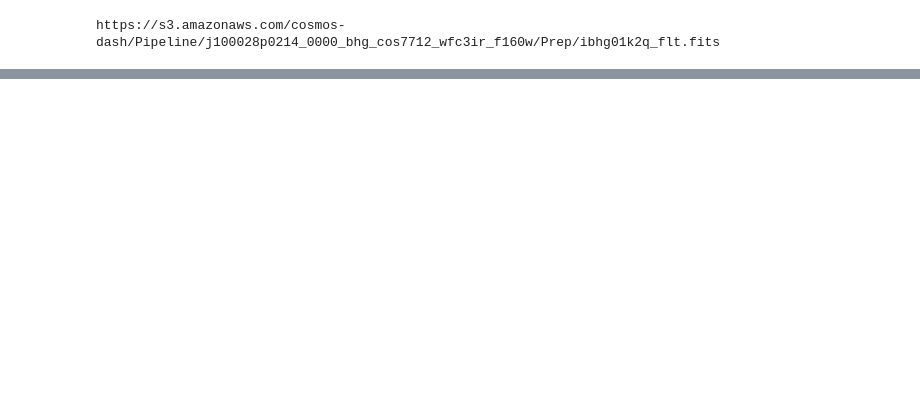
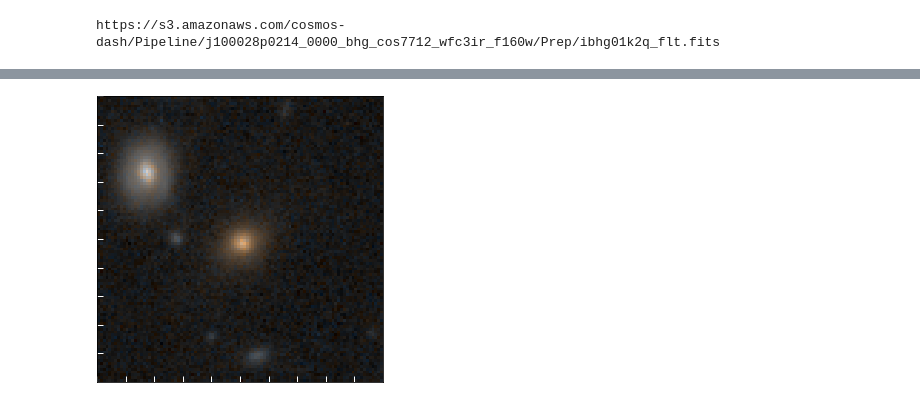
Before and after one commit to gbrammer/cosmos-hst-coverage, a Jupyter notebook: coverage.ipynb, the cells around one changed output, grey strips where cells are left out. Cells and saved outputs as stored; diff of their text form; code cells hidden in the pictures; blank space fills up the shorter version.

```diff
--- a/coverage.ipynb
+++ b/coverage.ipynb
@@ -123,0 +171,4 @@ if False:
+# %%
+display(Image('monster.rgb.png'))
+# %% [output]
+[figure, added]
```
Also changed, not shown: parts of 12 cells of this notebook, 1 other file.
